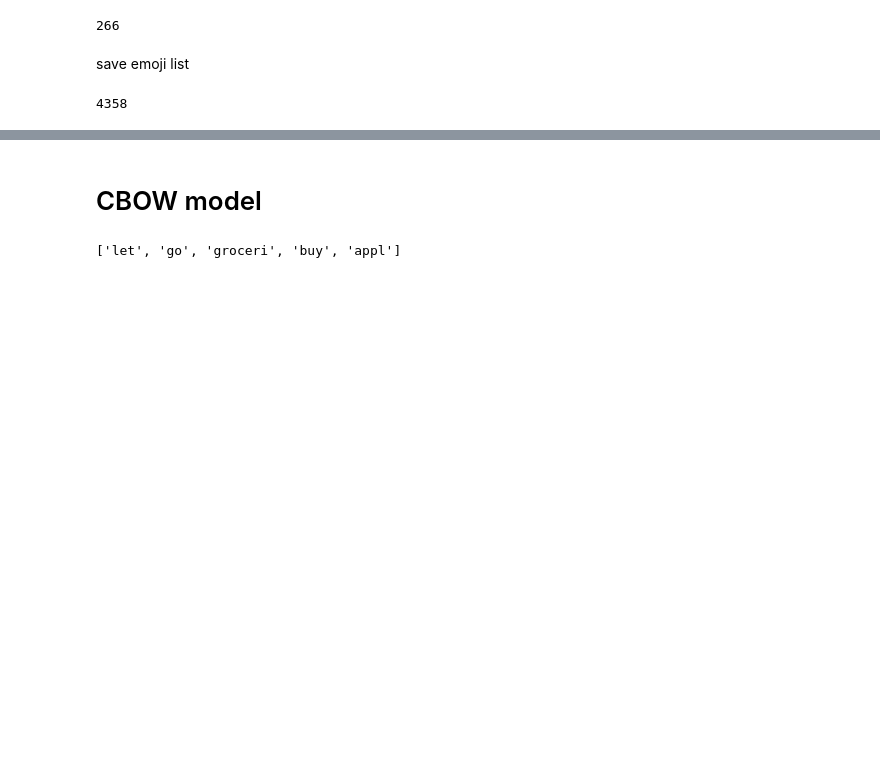
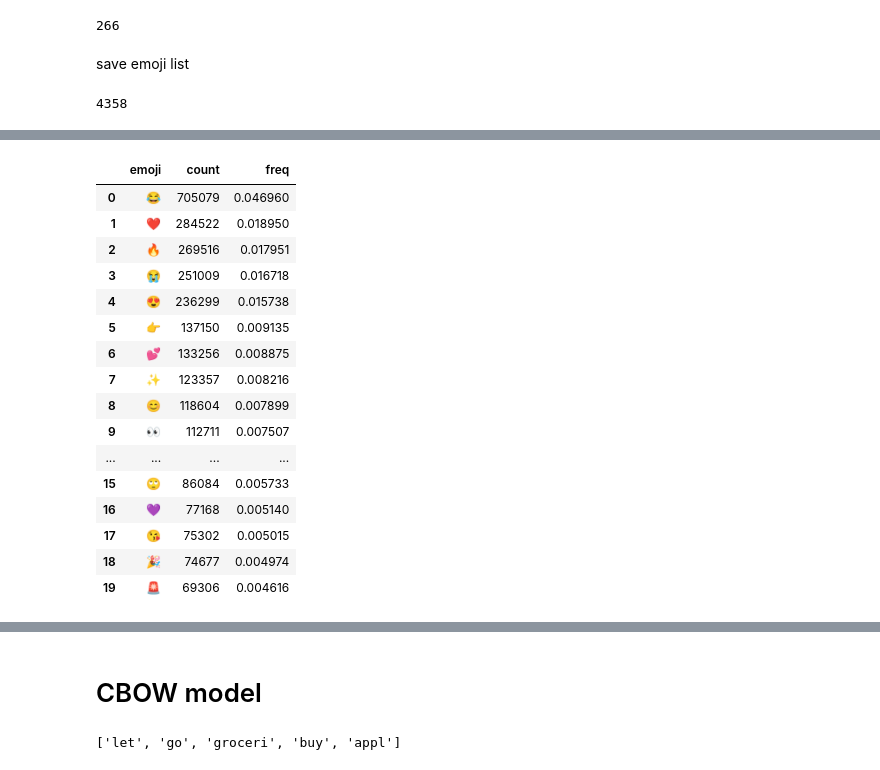
Before and after one commit to constiny/Emojiit, a Jupyter notebook: Emoji_analysis.ipynb, the cells around one changed output, grey strips where cells are left out. Drawn from its saved outputs; the diff is of its cells as text; code cells hidden in the pictures; blank space fills up the shorter version.

```diff
--- a/Emoji_analysis.ipynb
+++ b/Emoji_analysis.ipynb
@@ -141,0 +225,20 @@ save emoji list
+# %%
+df1
+# %% [output]
+|  | emoji | count | freq |
+| 0 | 😂 | 705079 | 0.046960 |
+| 1 | ❤️ | 284522 | 0.018950 |
+| 2 | 🔥 | 269516 | 0.017951 |
+| 3 | 😭 | 251009 | 0.016718 |
+| 4 | 😍 | 236299 | 0.015738 |
+| 5 | 👉 | 137150 | 0.009135 |
+| 6 | 💕 | 133256 | 0.008875 |
+| 7 | ✨ | 123357 | 0.008216 |
+| 8 | 😊 | 118604 | 0.007899 |
+| 9 | 👀 | 112711 | 0.007507 |
+| ... | ... | ... | ... |
+| 15 | 🙄 | 86084 | 0.005733 |
+| 16 | 💜 | 77168 | 0.005140 |
+| 17 | 😘 | 75302 | 0.005015 |
+| 18 | 🎉 | 74677 | 0.004974 |
+| 19 | 🚨 | 69306 | 0.004616 |
```
Also changed, not shown: parts of 36 cells of this notebook.
